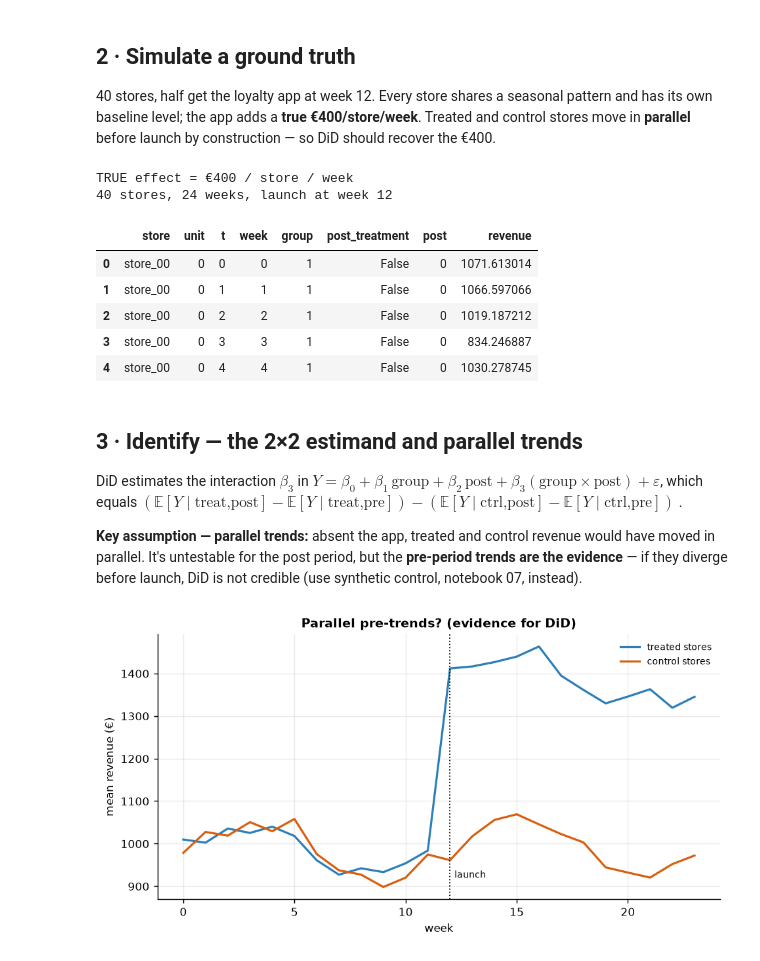
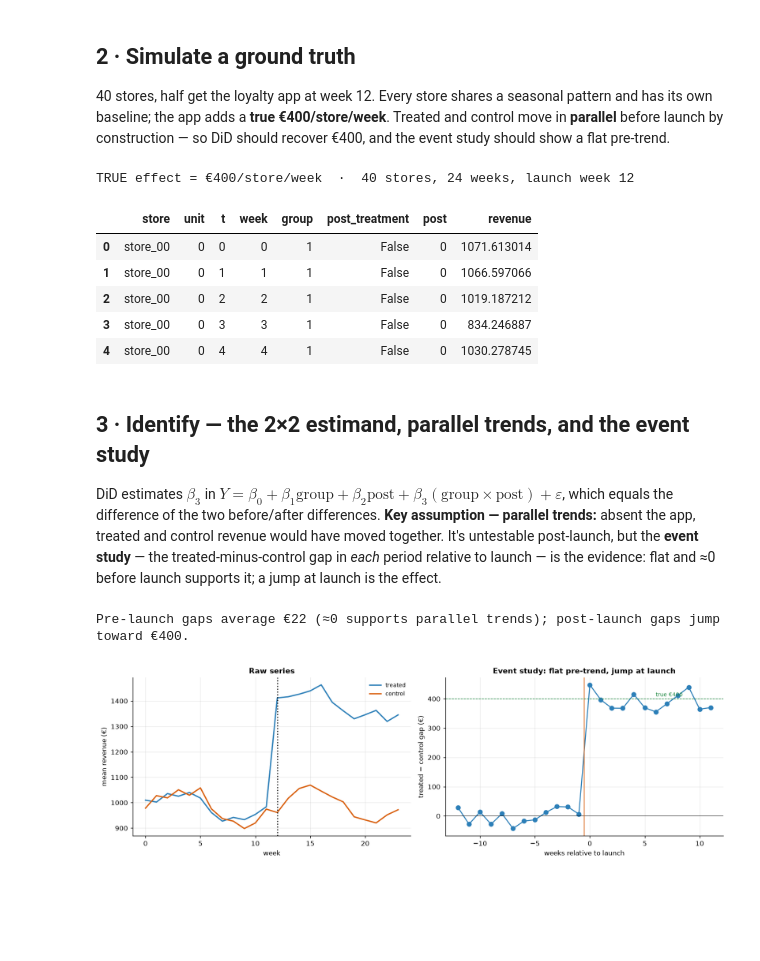
Before and after one commit to fmuia/sda_projects, a Jupyter notebook: notebooks/08_rollout_did.ipynb, the cells around one changed output. Saved outputs shown, nothing was run; the diff lists cells and outputs as text; code cells hidden in the pictures; blank space fills up the shorter version.

```diff
--- a/notebooks/08_rollout_did.ipynb
+++ b/notebooks/08_rollout_did.ipynb
@@ -25,18 +25,16 @@ SEED = 23
 # %% [markdown]
 ## 2 · Simulate a ground truth
 
-40 stores, half get the loyalty app at week 12. Every store shares a seasonal pattern
-and has its own baseline level; the app adds a **true €400/store/week**. Treated and
-control stores move in **parallel** before launch by construction — so DiD should
-recover the €400.
+40 stores, half get the loyalty app at week 12. Every store shares a seasonal pattern and has its
+own baseline; the app adds a **true €400/store/week**. Treated and control move in **parallel**
+before launch by construction — so DiD should recover €400, and the event study should show a flat
+pre-trend.
 # %%
-df, true_effect = dgp.did_rollout(n_stores=40, n_weeks=24, launch_week=12, true_effect=400.0, seed=SEED)
-print(f"TRUE effect = €{true_effect:.0f} / store / week")
-print(f"{df['unit'].nunique()} stores, {df['t'].nunique()} weeks, launch at week 12")
+df, true_effect = dgp.did_rollout(n_stores=40, n_weeks=24, launch_week=LAUNCH, true_effect=TRUE, seed=SEED)
+print(f"TRUE effect = €{true_effect:.0f}/store/week  ·  {df['unit'].nunique()} stores, {df['t'].nunique()} weeks, launch week {LAUNCH}")
 df.head()
 # %% [output]
-TRUE effect = €400 / store / week
-40 stores, 24 weeks, launch at week 12
+TRUE effect = €400/store/week  ·  40 stores, 24 weeks, launch week 12
 |  | store | unit | t | week | group | post_treatment | post | revenue |
 | 0 | store_00 | 0 | 0 | 0 | 1 | False | 0 | 1071.613014 |
 | 1 | store_00 | 0 | 1 | 1 | 1 | False | 0 | 1066.597066 |
@@ -44,29 +42,33 @@ TRUE effect = €400 / store / week
 | 3 | store_00 | 0 | 3 | 3 | 1 | False | 0 | 834.246887 |
 | 4 | store_00 | 0 | 4 | 4 | 1 | False | 0 | 1030.278745 |
 # %% [markdown]
-## 3 · Identify — the 2×2 estimand and parallel trends
+## 3 · Identify — the 2×2 estimand, parallel trends, and the event study
 
-DiD estimates the interaction $\beta_3$ in
-$Y = \beta_0 + \beta_1\,\text{group} + \beta_2\,\text{post} + \beta_3(\text{group}\times\text{post}) + \varepsilon$,
-which equals
-$(\mathbb{E}[Y\mid \text{treat,post}] - \mathbb{E}[Y\mid \text{treat,pre}]) -
-(\mathbb{E}[Y\mid \text{ctrl,post}] - \mathbb{E}[Y\mid \text{ctrl,pre}])$.
-
-**Key assumption — parallel trends:** absent the app, treated and control revenue
-would have moved in parallel. It's untestable for the post period, but the **pre-period
-trends are the evidence** — if they diverge before launch, DiD is not credible (use
-synthetic control, notebook 07, instead).
+DiD estimates $\beta_3$ in
+$Y=\beta_0+\beta_1\text{group}+\beta_2\text{post}+\beta_3(\text{group}\times\text{post})+\varepsilon$,
+which equals the difference of the two before/after differences. **Key assumption — parallel
+trends:** absent the app, treated and control revenue would have moved together. It's untestable
+post-launch, but the **event study** — the treated-minus-control gap in *each* period relative to
+launch — is the evidence: flat and ≈0 before launch supports it; a jump at launch is the effect.
-# %%
-# visual pre-trend check
-g = df.groupby(["t", "group"])["revenue"].mean().unstack()
-fig, ax = plt.subplots(figsize=(7.5, 4))
-ax.plot(g.index, g[1], color=plots.BLUE, lw=1.8, label="treated stores")
-ax.plot(g.index, g[0], color=plots.ORANGE, lw=1.8, label="control stores")
-ax.axvline(12, color="k", ls=":", lw=1); ax.text(12.2, ax.get_ylim()[0]+50, "launch", fontsize=8)
-ax.set_xlabel("week"); ax.set_ylabel("mean revenue (€)"); ax.set_title("Parallel pre-trends? (evidence for DiD)")
-ax.legend(frameon=False, fontsize=8); fig.tight_layout()
-# %% [output]
-[figure, removed]
+# %%
+# event study: per-week treated-minus-control gap, recentred on the pre-launch mean gap
+piv = df.pivot_table(index="t", columns="group", values="revenue", aggfunc="mean")
+gap = (piv[1] - piv[0])
+gap_centered = gap - gap[gap.index < LAUNCH].mean()
+fig, ax = plt.subplots(1, 2, figsize=(12.5, 4))
+g = df.groupby(["t","group"])["revenue"].mean().unstack()
+ax[0].plot(g.index, g[1], color=plots.BLUE, lw=1.8, label="treated"); ax[0].plot(g.index, g[0], color=plots.ORANGE, lw=1.8, label="control")
+ax[0].axvline(LAUNCH, color="k", ls=":"); ax[0].set_xlabel("week"); ax[0].set_ylabel("mean revenue (€)"); ax[0].set_title("Raw series"); ax[0].legend(frameon=False, fontsize=8)
+ax[1].plot(gap_centered.index - LAUNCH, gap_centered.values, color=plots.BLUE, marker="o", lw=1.4)
+ax[1].axhline(0, color="k", lw=0.6); ax[1].axvline(-0.5, color=plots.ORANGE, lw=1)
+ax[1].axhline(TRUE, color=plots.GREEN, ls="--", lw=0.8); ax[1].text(6, TRUE+8, f"true €{TRUE:.0f}", fontsize=8, color=plots.GREEN)
+ax[1].set_xlabel("weeks relative to launch"); ax[1].set_ylabel("treated − control gap (€)"); ax[1].set_title("Event study: flat pre-trend, jump at launch")
+fig.tight_layout()
+pre_gap = gap_centered[gap_centered.index < LAUNCH].abs().mean()
+print(f"Pre-launch gaps average €{pre_gap:.0f} (≈0 supports parallel trends); post-launch gaps jump toward €{TRUE:.0f}.")
+# %% [output]
+Pre-launch gaps average €22 (≈0 supports parallel trends); post-launch gaps jump toward €400.
+[figure, added]
 # %% [markdown]
 ## 4 · Estimate — Bayesian difference-in-differences
 
```
Also changed, not shown: parts of 12 cells of this notebook.
